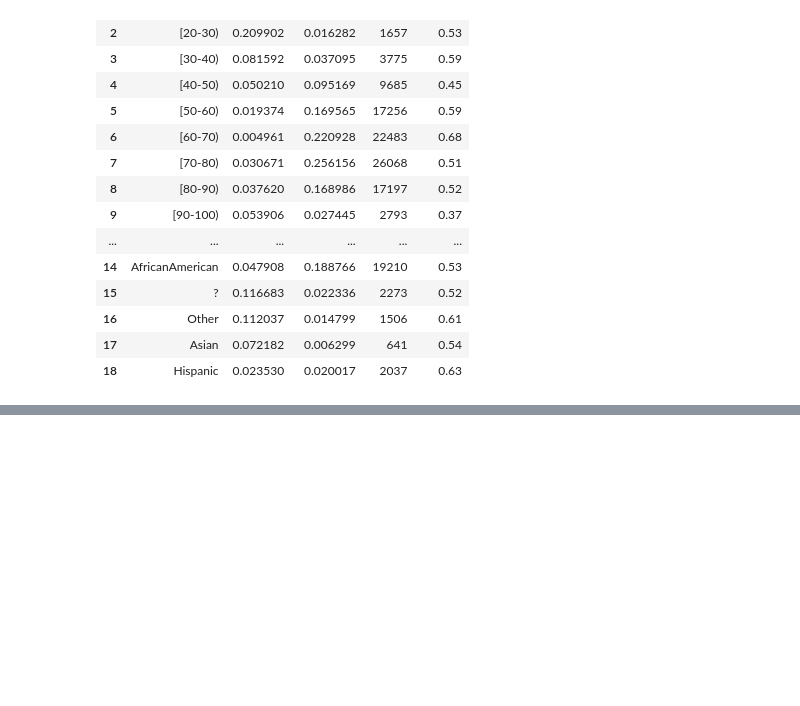
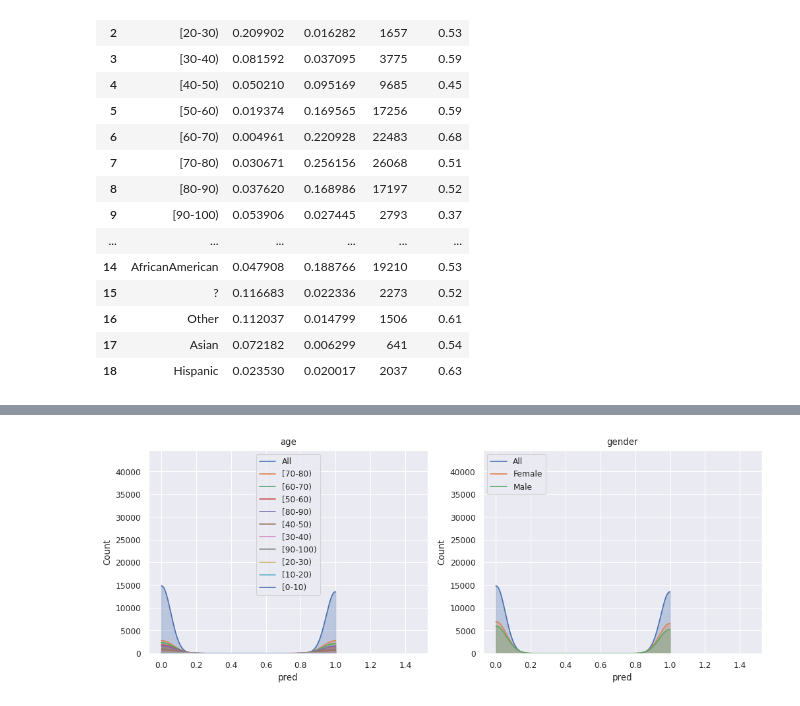
Before and after one commit to skpai/FairnessinAl, a Jupyter notebook: Fairness_in_AI2.ipynb, the cells around one changed output, grey strips where cells are left out. Cells and saved outputs as stored; diff of their text form; code cells hidden in the pictures; blank space fills up the shorter version.

```diff
--- a/Fairness_in_AI2.ipynb
+++ b/Fairness_in_AI2.ipynb
@@ -271,0 +353,6 @@ fscorer.distribution_score(max_comb=1, p_value=True)
+# %%
+fscorer = fl.FairnessScorer(df_train, "pred", [ "gender", "age"])
+fscorer.plot_distributions()
+plt.show()
+# %% [output]
+[figure, added]
```
Also changed, not shown: parts of 15 cells of this notebook.
